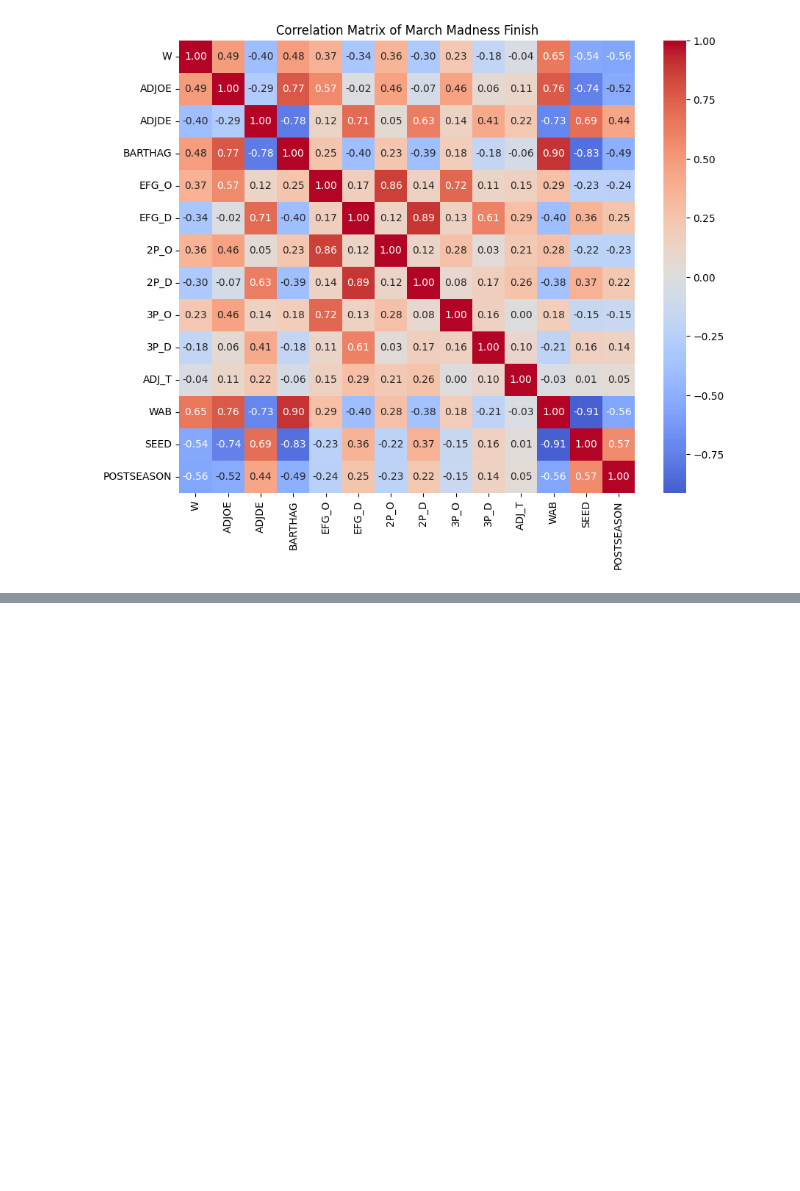
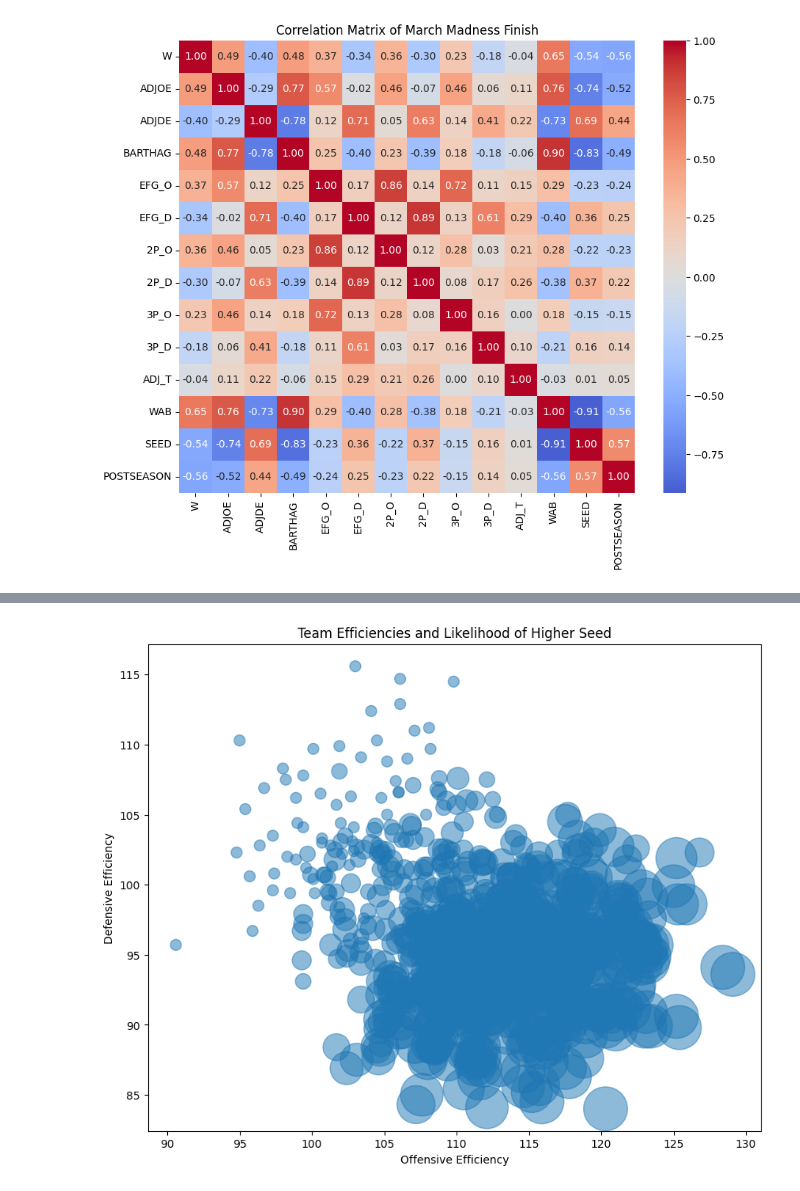
Before and after one commit to isaacanders0n/MarchMadness, a Jupyter notebook: projectDag/EDA.ipynb, the cells around one changed output, grey strips where cells are left out. Saved outputs shown, nothing was run; the diff lists cells and outputs as text; code cells hidden in the pictures; blank space fills up the shorter version.

Commit message:
Added bubble chart comparing offensive and defensive efficiency to likelihood of being a higher seed

```diff
--- a/projectDag/EDA.ipynb
+++ b/projectDag/EDA.ipynb
@@ -145,0 +156,17 @@ plt.show()
+# %%
+# Bubble chart plotting offensive and defensive efficiency compared to likelihood of being a higher seed
+# Larger bubble = higher seed
+selected_columns = ['ADJOE', 'ADJDE', 'SEED']
+max_seed = df['SEED'].max()
+df_bubble = df[selected_columns].copy()
+
+plt.figure(figsize=(10, 8))
+plt.scatter(df_bubble['ADJOE'], df_bubble['ADJDE'], s=(max_seed - df['SEED'] + 1) * 100, alpha=0.5)
+
+plt.xlabel('Offensive Efficiency')
+plt.ylabel('Defensive Efficiency')
+plt.title('Team Efficiencies and Likelihood of Higher Seed')
+
+plt.show()
+# %% [output]
+[figure, added]
```
Also changed, not shown: parts of 1 cell of this notebook.
